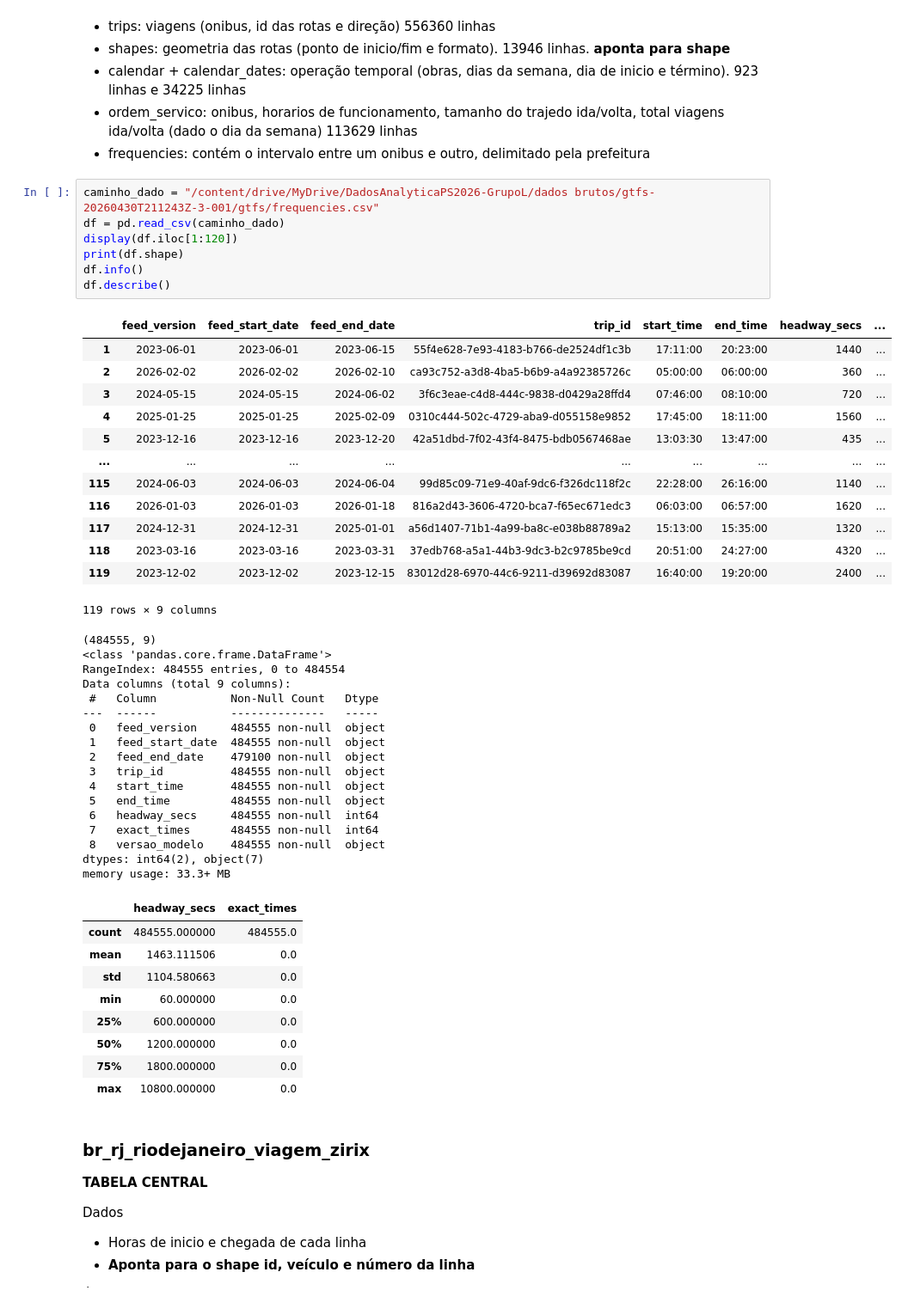
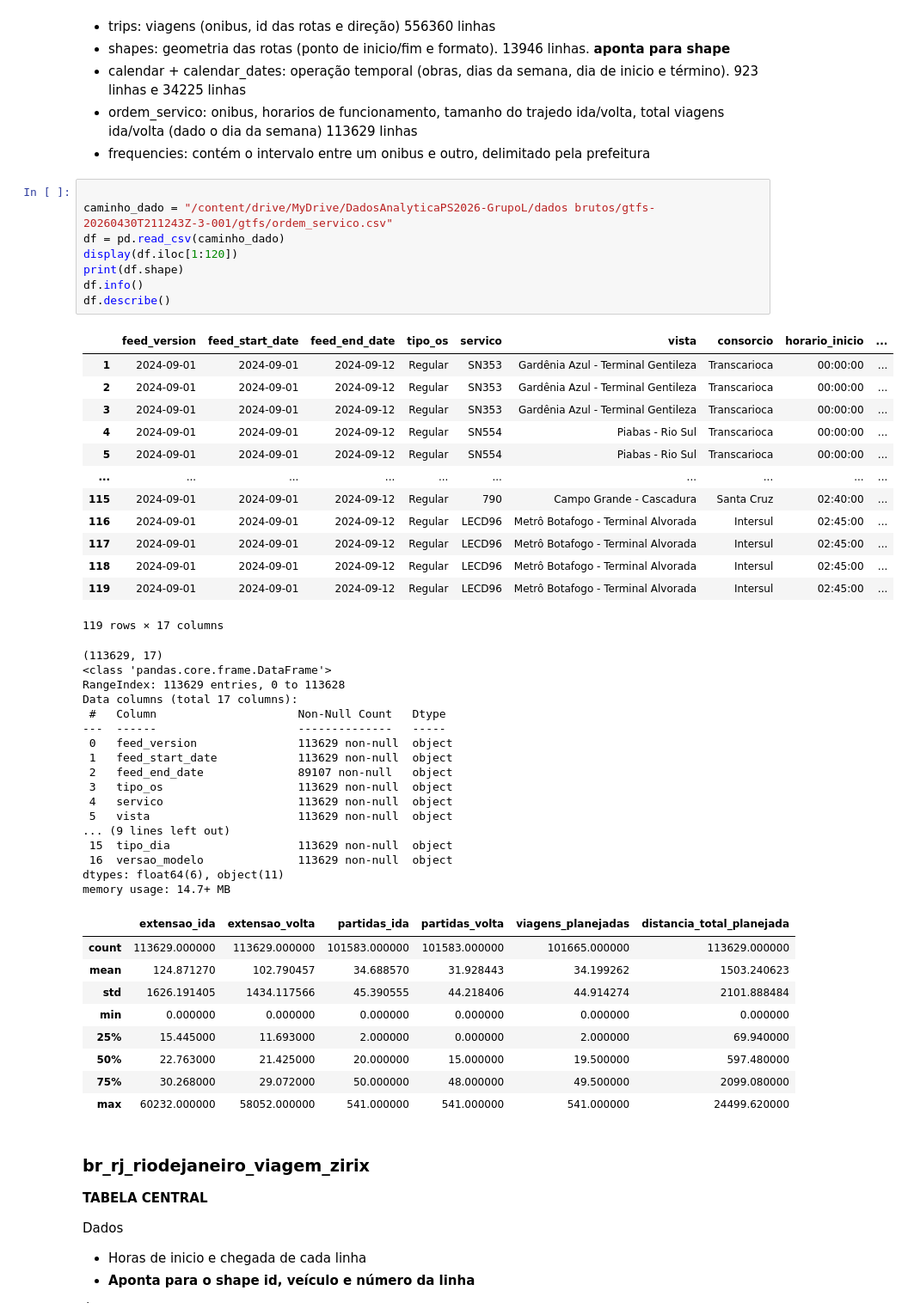
Before and after one commit to luizpcsilva/PS-2026.1-Grupo-L, a Jupyter notebook: PS_2026_Grupo_L.ipynb, the cells around one changed output. Shown at 86% size. Drawn from its saved outputs; the diff is of its cells as text.

```diff
--- a/PS_2026_Grupo_L.ipynb
+++ b/PS_2026_Grupo_L.ipynb
@@ -91,52 +99,53 @@ Base padronizada de transporte contendo:
 - ordem_servico: onibus, horarios de funcionamento, tamanho do trajedo ida/volta, total viagens ida/volta (dado o dia da semana) 113629 linhas
 - frequencies: contém o intervalo entre um onibus e outro, delimitado pela prefeitura
 # %%
-caminho_dado = "/content/drive/MyDrive/DadosAnalyticaPS2026-GrupoL/dados brutos/gtfs-20260430T211243Z-3-001/gtfs/frequencies.csv"
+
+caminho_dado = "/content/drive/MyDrive/DadosAnalyticaPS2026-GrupoL/dados brutos/gtfs-20260430T211243Z-3-001/gtfs/ordem_servico.csv"
 df = pd.read_csv(caminho_dado)
 display(df.iloc[1:120])
 print(df.shape)
 df.info()
 df.describe()
 # %% [output]
-|  | feed_version | feed_start_date | feed_end_date | trip_id | start_time | end_time | headway_secs | ... |
-| 1 | 2023-06-01 | 2023-06-01 | 2023-06-15 | 55f4e628-7e93-4183-b766-de2524df1c3b | 17:11:00 | 20:23:00 | 1440 | ... |
-| 2 | 2026-02-02 | 2026-02-02 | 2026-02-10 | ca93c752-a3d8-4ba5-b6b9-a4a92385726c | 05:00:00 | 06:00:00 | 360 | ... |
-| 3 | 2024-05-15 | 2024-05-15 | 2024-06-02 | 3f6c3eae-c4d8-444c-9838-d0429a28ffd4 | 07:46:00 | 08:10:00 | 720 | ... |
-| 4 | 2025-01-25 | 2025-01-25 | 2025-02-09 | 0310c444-502c-4729-aba9-d055158e9852 | 17:45:00 | 18:11:00 | 1560 | ... |
-| 5 | 2023-12-16 | 2023-12-16 | 2023-12-20 | 42a51dbd-7f02-43f4-8475-bdb0567468ae | 13:03:30 | 13:47:00 | 435 | ... |
-| ... | ... | ... | ... | ... | ... | ... | ... | ... |
-| 115 | 2024-06-03 | 2024-06-03 | 2024-06-04 | 99d85c09-71e9-40af-9dc6-f326dc118f2c | 22:28:00 | 26:16:00 | 1140 | ... |
-| 116 | 2026-01-03 | 2026-01-03 | 2026-01-18 | 816a2d43-3606-4720-bca7-f65ec671edc3 | 06:03:00 | 06:57:00 | 1620 | ... |
-| 117 | 2024-12-31 | 2024-12-31 | 2025-01-01 | a56d1407-71b1-4a99-ba8c-e038b88789a2 | 15:13:00 | 15:35:00 | 1320 | ... |
-| 118 | 2023-03-16 | 2023-03-16 | 2023-03-31 | 37edb768-a5a1-44b3-9dc3-b2c9785be9cd | 20:51:00 | 24:27:00 | 4320 | ... |
-| 119 | 2023-12-02 | 2023-12-02 | 2023-12-15 | 83012d28-6970-44c6-9211-d39692d83087 | 16:40:00 | 19:20:00 | 2400 | ... |
+|  | feed_version | feed_start_date | feed_end_date | tipo_os | servico | vista | consorcio | horario_inicio | ... |
+| 1 | 2024-09-01 | 2024-09-01 | 2024-09-12 | Regular | SN353 | Gardênia Azul - Terminal Gentileza | Transcarioca | 00:00:00 | ... |
+| 2 | 2024-09-01 | 2024-09-01 | 2024-09-12 | Regular | SN353 | Gardênia Azul - Terminal Gentileza | Transcarioca | 00:00:00 | ... |
+| 3 | 2024-09-01 | 2024-09-01 | 2024-09-12 | Regular | SN353 | Gardênia Azul - Terminal Gentileza | Transcarioca | 00:00:00 | ... |
+| 4 | 2024-09-01 | 2024-09-01 | 2024-09-12 | Regular | SN554 | Piabas - Rio Sul | Transcarioca | 00:00:00 | ... |
+| 5 | 2024-09-01 | 2024-09-01 | 2024-09-12 | Regular | SN554 | Piabas - Rio Sul | Transcarioca | 00:00:00 | ... |
+| ... | ... | ... | ... | ... | ... | ... | ... | ... | ... |
+| 115 | 2024-09-01 | 2024-09-01 | 2024-09-12 | Regular | 790 | Campo Grande - Cascadura | Santa Cruz | 02:40:00 | ... |
+| 116 | 2024-09-01 | 2024-09-01 | 2024-09-12 | Regular | LECD96 | Metrô Botafogo - Terminal Alvorada | Intersul | 02:45:00 | ... |
+| 117 | 2024-09-01 | 2024-09-01 | 2024-09-12 | Regular | LECD96 | Metrô Botafogo - Terminal Alvorada | Intersul | 02:45:00 | ... |
+| 118 | 2024-09-01 | 2024-09-01 | 2024-09-12 | Regular | LECD96 | Metrô Botafogo - Terminal Alvorada | Intersul | 02:45:00 | ... |
+| 119 | 2024-09-01 | 2024-09-01 | 2024-09-12 | Regular | LECD96 | Metrô Botafogo - Terminal Alvorada | Intersul | 02:45:00 | ... |
-119 rows × 9 columns
+119 rows × 17 columns
-(484555, 9)
+(113629, 17)
 <class 'pandas.core.frame.DataFrame'>
-RangeIndex: 484555 entries, 0 to 484554
-Data columns (total 9 columns):
- #   Column           Non-Null Count   Dtype
----  ------           --------------   -----
- 0   feed_version     484555 non-null  object
- 1   feed_start_date  484555 non-null  object
- 2   feed_end_date    479100 non-null  object
- 3   trip_id          484555 non-null  object
- 4   start_time       484555 non-null  object
- 5   end_time         484555 non-null  object
- 6   headway_secs     484555 non-null  int64
- 7   exact_times      484555 non-null  int64
- 8   versao_modelo    484555 non-null  object
-dtypes: int64(2), object(7)
-memory usage: 33.3+ MB
+RangeIndex: 113629 entries, 0 to 113628
+Data columns (total 17 columns):
+ #   Column                     Non-Null Count   Dtype
+---  ------                     --------------   -----
+ 0   feed_version               113629 non-null  object
+ 1   feed_start_date            113629 non-null  object
+ 2   feed_end_date              89107 non-null   object
+ 3   tipo_os                    113629 non-null  object
+ 4   servico                    113629 non-null  object
+ 5   vista                      113629 non-null  object
+... (9 lines left out)
+ 15  tipo_dia                   113629 non-null  object
+ 16  versao_modelo              113629 non-null  object
+dtypes: float64(6), object(11)
+memory usage: 14.7+ MB
-|  | headway_secs | exact_times |
-| count | 484555.000000 | 484555.0 |
-| mean | 1463.111506 | 0.0 |
-| std | 1104.580663 | 0.0 |
-| min | 60.000000 | 0.0 |
-| 25% | 600.000000 | 0.0 |
-| 50% | 1200.000000 | 0.0 |
-| 75% | 1800.000000 | 0.0 |
-| max | 10800.000000 | 0.0 |
+|  | extensao_ida | extensao_volta | partidas_ida | partidas_volta | viagens_planejadas | distancia_total_planejada |
+| count | 113629.000000 | 113629.000000 | 101583.000000 | 101583.000000 | 101665.000000 | 113629.000000 |
+| mean | 124.871270 | 102.790457 | 34.688570 | 31.928443 | 34.199262 | 1503.240623 |
+| std | 1626.191405 | 1434.117566 | 45.390555 | 44.218406 | 44.914274 | 2101.888484 |
+| min | 0.000000 | 0.000000 | 0.000000 | 0.000000 | 0.000000 | 0.000000 |
+| 25% | 15.445000 | 11.693000 | 2.000000 | 0.000000 | 2.000000 | 69.940000 |
+| 50% | 22.763000 | 21.425000 | 20.000000 | 15.000000 | 19.500000 | 597.480000 |
+| 75% | 30.268000 | 29.072000 | 50.000000 | 48.000000 | 49.500000 | 2099.080000 |
+| max | 60232.000000 | 58052.000000 | 541.000000 | 541.000000 | 541.000000 | 24499.620000 |
 # %% [markdown]
 ### br_rj_riodejaneiro_viagem_zirix
 **TABELA CENTRAL**
```
Also changed, not shown: parts of 20 cells of this notebook.
